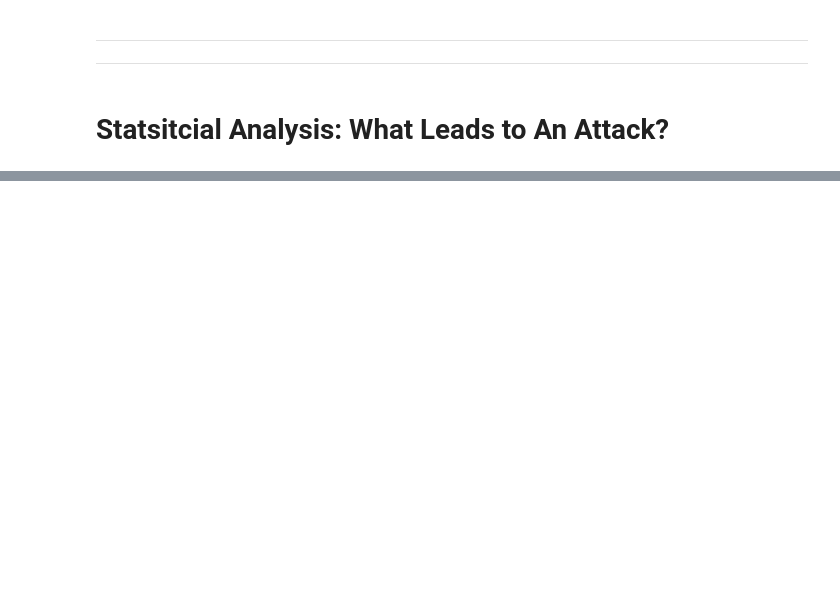
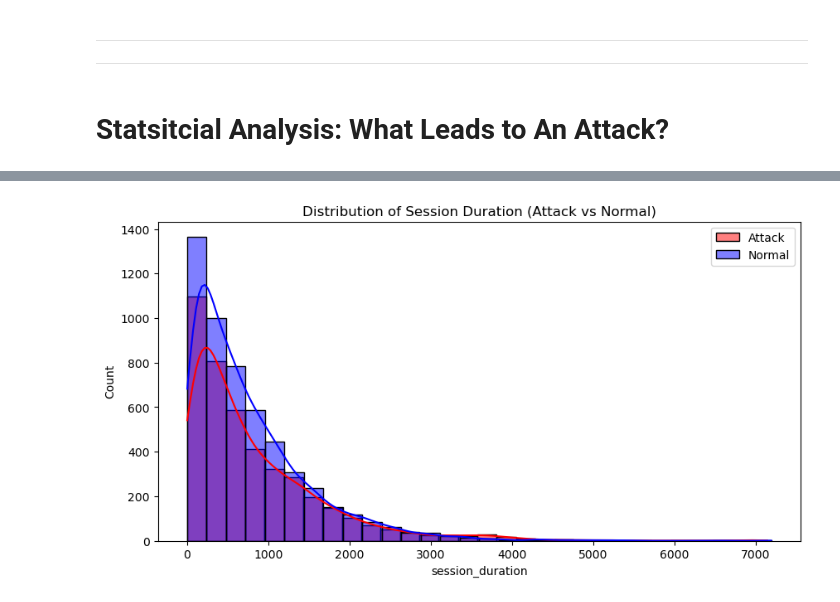
Before and after one commit to KevinBian107/SIP-Demos, a Jupyter notebook: CyberSecurity.ipynb, the cells around one changed output, grey strips where cells are left out. Drawn from its saved outputs; the diff is of its cells as text; code cells hidden in the pictures; blank space fills up the shorter version.

```diff
--- a/CyberSecurity.ipynb
+++ b/CyberSecurity.ipynb
@@ -243,0 +258,13 @@ plt.show()
+# %%
+# split data into attack vs normal session durations
+attack_sessions = df[df['attack_detected'] == 1]['session_duration']
+normal_sessions = df[df['attack_detected'] == 0]['session_duration']
+
+plt.figure(figsize=(10, 5))
+sns.histplot(attack_sessions, kde=True, label='Attack', color='red', bins=30)
+sns.histplot(normal_sessions, kde=True, label='Normal', color='blue', bins=30)
+plt.legend()
+plt.title('Distribution of Session Duration (Attack vs Normal)')
+plt.show()
+# %% [output]
+[figure, added]
```
Also changed, not shown: parts of 63 cells of this notebook, 1 other file.
